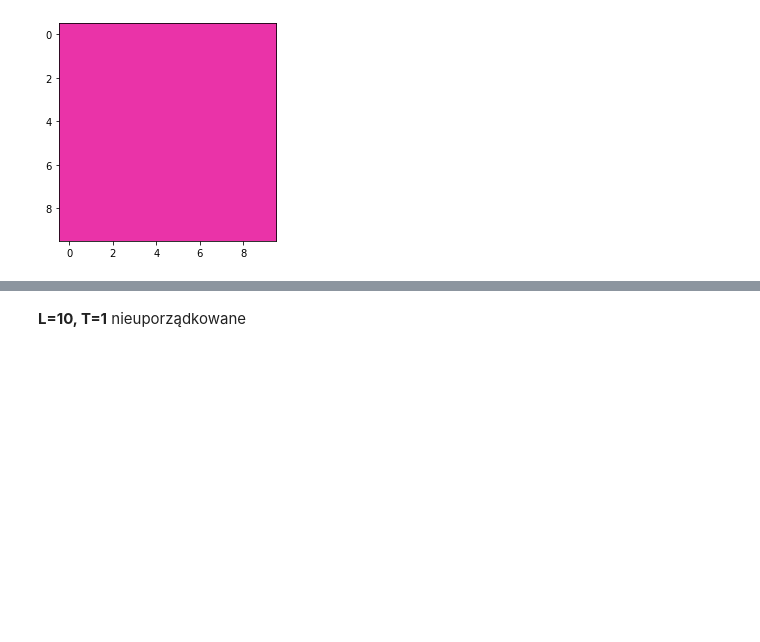
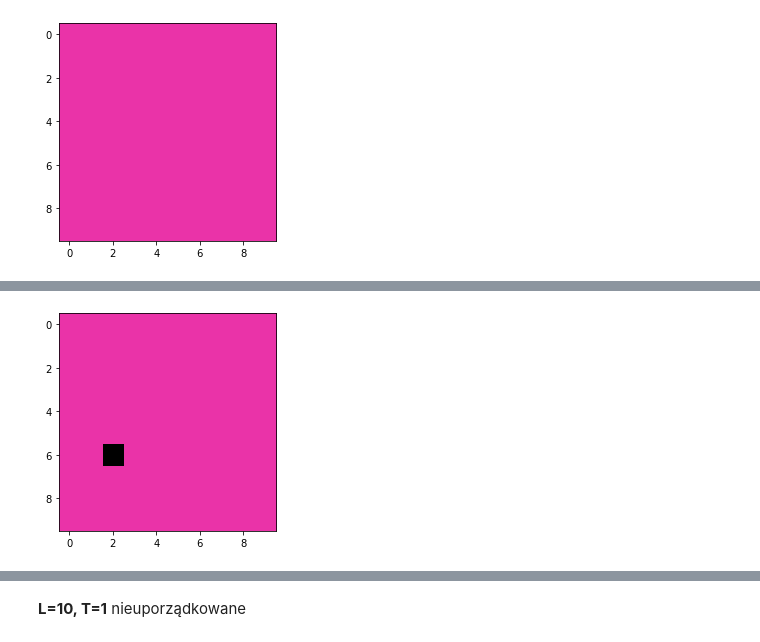
Before and after one commit to Swinkawkrawacie/Fizyka-ukladow-zlozonych, a Jupyter notebook: Generowanie_danych.ipynb, the cells around one changed output, grey strips where cells are left out. Saved outputs shown, nothing was run; the diff lists cells and outputs as text; code cells hidden in the pictures; blank space fills up the shorter version.

```diff
--- a/Generowanie_danych.ipynb
+++ b/Generowanie_danych.ipynb
@@ -50,6 +45,6 @@ plt.show()
 # %%
-L10_T1_1 = np.loadtxt(r'C:\\Users\\mazur\\OneDrive\\Dokumenty\\GitHub\\Fizyka-ukladow-zlozonych\\L10_T1\\L10_T1_100.txt')
-plt.imshow(L10_T1_1, cmap=col_map2)
+L10_T1 = np.load(r'C:\\Users\\mazur\\OneDrive\\Dokumenty\\GitHub\\Fizyka-ukladow-zlozonych\\dane\\L10_T1.npy', allow_pickle=True)
+plt.imshow(L10_T1[0], cmap=col_map2)
 plt.show()
 # %% [output]
 [figure]
@@ -73,0 +56,5 @@ plt.show()
+# %%
+plt.imshow(L10_T1[1000], cmap=col_map)
+plt.show()
+# %% [output]
+[figure, added]
```
Also changed, not shown: parts of 54 cells of this notebook, 1 other file.
